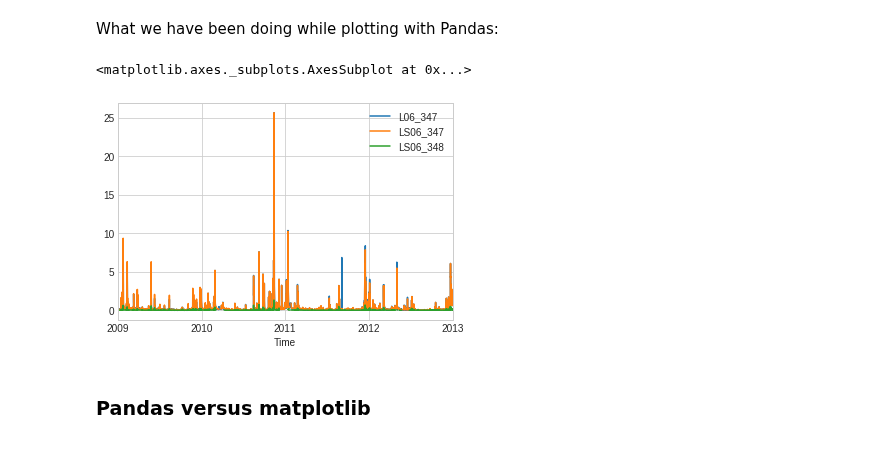
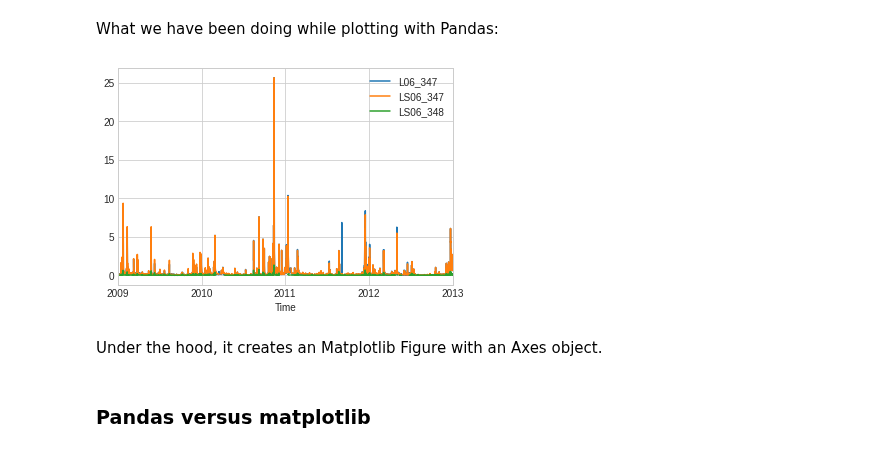
Before and after one commit to jorisvandenbossche/DS-python-data-analysis, a Jupyter notebook: _solved/visualization_01_matplotlib.ipynb, the cells around one changed output. Saved outputs shown, nothing was run; the diff lists cells and outputs as text; code cells hidden in the pictures.

```diff
--- a/_solved/visualization_01_matplotlib.ipynb
+++ b/_solved/visualization_01_matplotlib.ipynb
@@ -235,10 +232,11 @@ flowdata = pd.read_csv('../data/vmm_flowdata.csv',
                        index_col='Time',
                        parse_dates=True)
-# %%
-flowdata.plot()
-# %% [output]
-<matplotlib.axes._subplots.AxesSubplot at 0x...>
-[figure, removed]
+# %%
+out = flowdata.plot()  # print type()
+# %% [output]
+[figure, added]
+# %% [markdown]
+Under the hood, it creates an Matplotlib Figure with an Axes object.
 # %% [markdown]
 ### Pandas versus matplotlib
 # %% [markdown]
```
Also changed, not shown: parts of 17 cells of this notebook.
